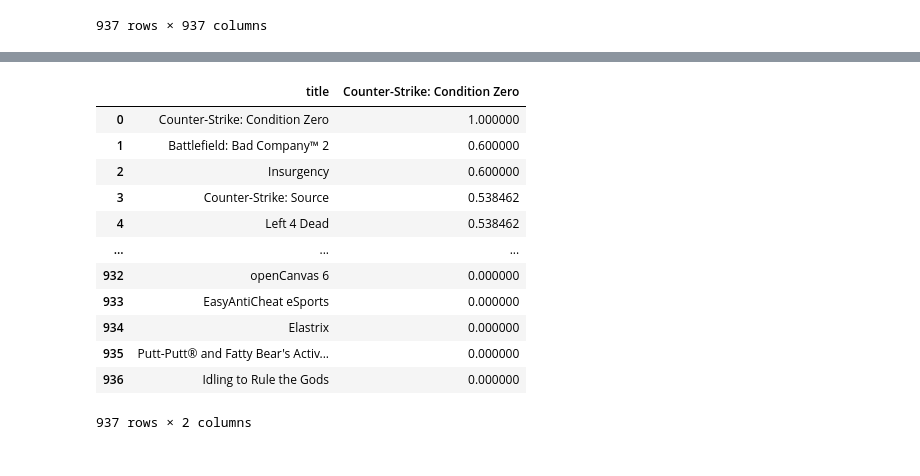
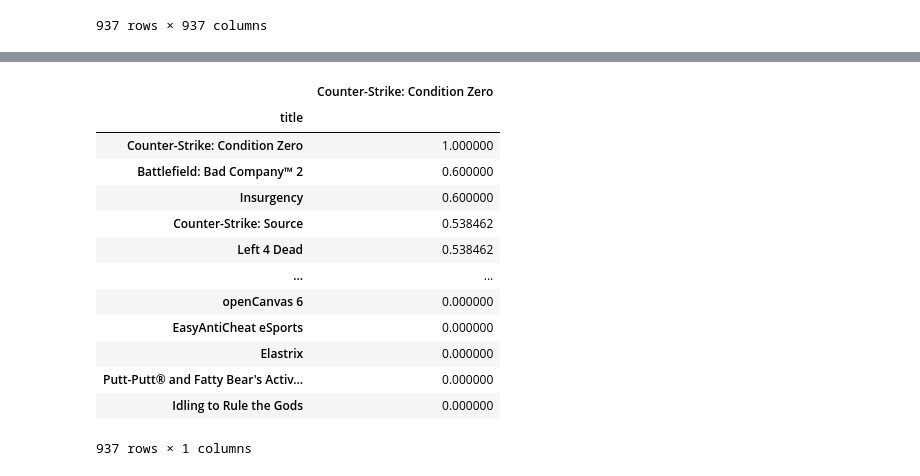
Before and after one commit to ECBOCANEGRA/Proyecto-Steam, a Jupyter notebook: recomendaciones.ipynb, the cells around one changed output, grey strips where cells are left out. Drawn from its saved outputs; the diff is of its cells as text; code cells hidden in the pictures.

```diff
--- a/recomendaciones.ipynb
+++ b/recomendaciones.ipynb
@@ -119,20 +154,21 @@ df_jaccard.to_parquet('df_jaccard.parquet', engine='auto', compression='snappy')
 # %%
 # probamos el modelo
 recomendaciones=df_jaccard['Counter-Strike: Condition Zero'].sort_values(ascending=False)
 recomendaciones = pd.DataFrame(recomendaciones)
-recomendaciones.reset_index(inplace=True)
+#recomendaciones.reset_index(inplace=True)
 recomendaciones
 # %% [output]
-|  | title | Counter-Strike: Condition Zero |
-| 0 | Counter-Strike: Condition Zero | 1.000000 |
-| 1 | Battlefield: Bad Company™ 2 | 0.600000 |
-| 2 | Insurgency | 0.600000 |
-| 3 | Counter-Strike: Source | 0.538462 |
-| 4 | Left 4 Dead | 0.538462 |
-| ... | ... | ... |
-| 932 | openCanvas 6 | 0.000000 |
-| 933 | EasyAntiCheat eSports | 0.000000 |
-| 934 | Elastrix | 0.000000 |
-| 935 | Putt-Putt® and Fatty Bear's Activ... | 0.000000 |
-| 936 | Idling to Rule the Gods | 0.000000 |
+|  | Counter-Strike: Condition Zero |
+| title |  |
+| Counter-Strike: Condition Zero | 1.000000 |
+| Battlefield: Bad Company™ 2 | 0.600000 |
+| Insurgency | 0.600000 |
+| Counter-Strike: Source | 0.538462 |
+| Left 4 Dead | 0.538462 |
+| ... | ... |
+| openCanvas 6 | 0.000000 |
+| EasyAntiCheat eSports | 0.000000 |
+| Elastrix | 0.000000 |
+| Putt-Putt® and Fatty Bear's Activ... | 0.000000 |
+| Idling to Rule the Gods | 0.000000 |
-937 rows × 2 columns
+937 rows × 1 columns
```
Also changed, not shown: parts of 8 cells of this notebook, 5 other files.
